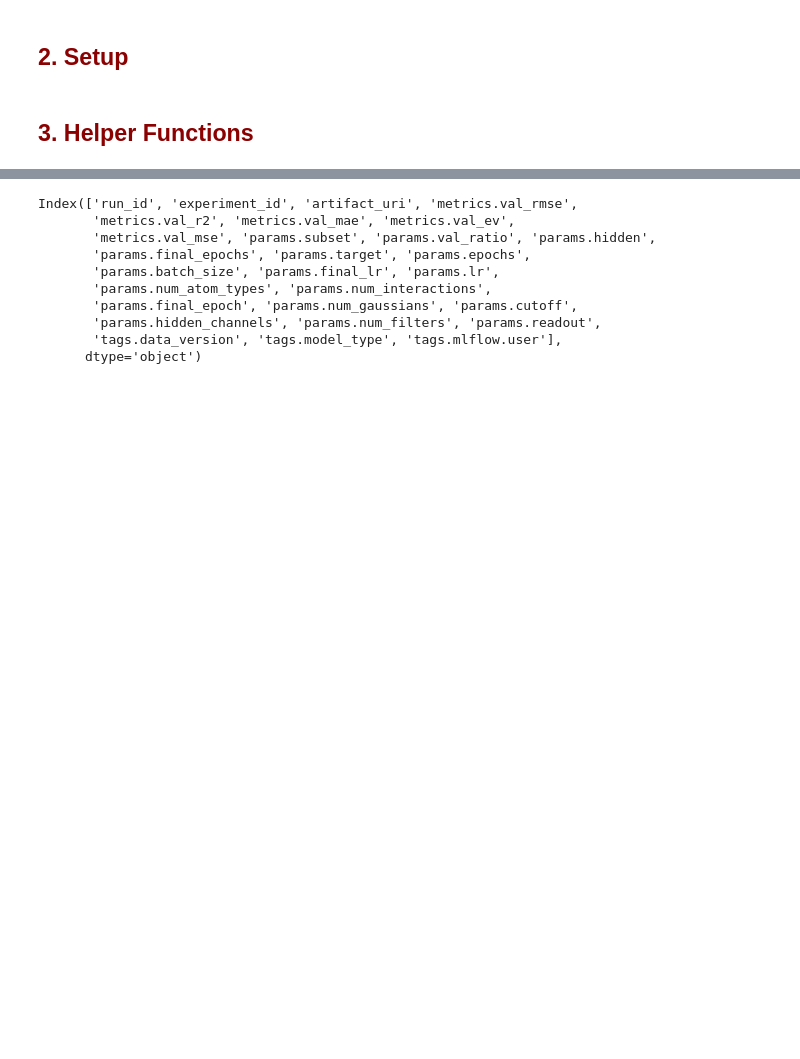
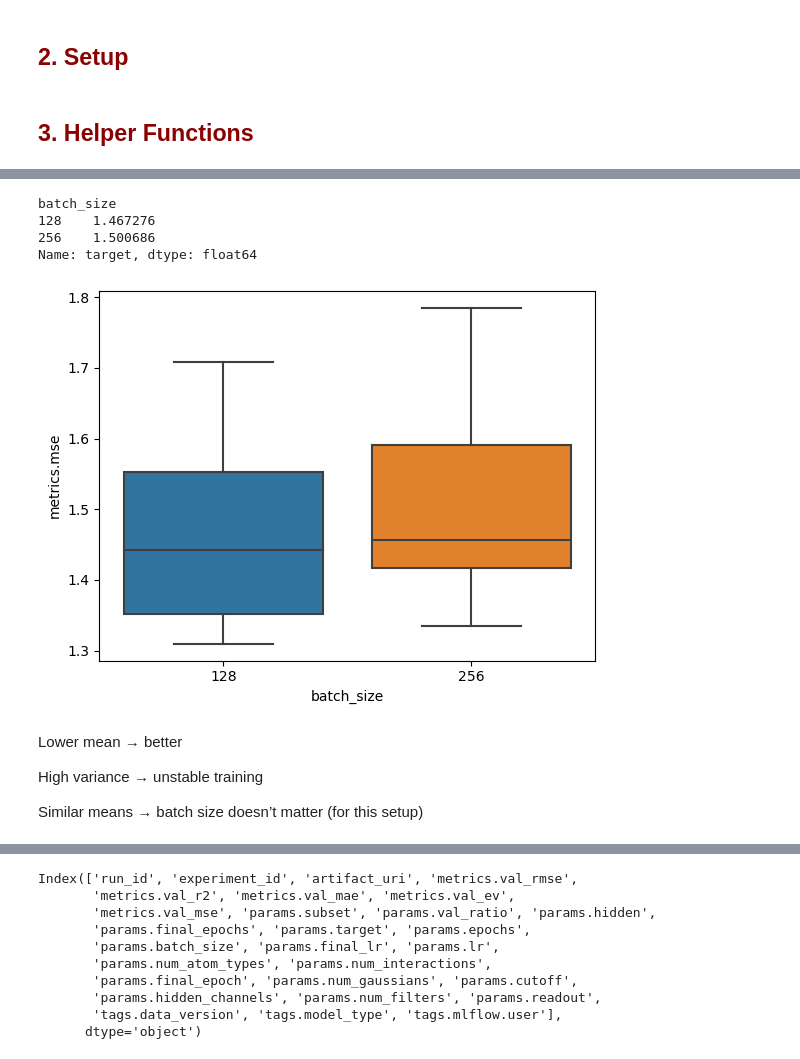
Before and after one commit to MNGARCIA085/QM9-ML, a Jupyter notebook: notebooks/Experiment Dashboard.ipynb, the cells around one changed output, grey strips where cells are left out. Cells and saved outputs as stored; diff of their text form; code cells hidden in the pictures; blank space fills up the shorter version.

```diff
--- a/notebooks/Experiment Dashboard.ipynb
+++ b/notebooks/Experiment Dashboard.ipynb
@@ -101,3 +104,30 @@ def get_run_data(run_id):
         data["artifacts"][a.path] = local_path
 
     return data
+
+
+def get_exps(experiment_id, run_name='tuning'):
+    """tuning experiments"""
+    df = mlflow.search_runs(
+    experiment_ids=[experiment_id],
+    filter_string=(
+            f"attributes.run_name = '{run_name}' "
+        )
+    )
+
+    return df
+
+
+
+def get_all_data(experiment_name, cols_to_keep=None):
+    # obengo todos los exps. de tuing
+    # luego filtro x modelo
+    # junto todos los trials de esos modelos (y el mejor modelo entrenado ciertos epochs)
+    # al final comparo las metricas entre los mejores modelos;: para idea del mejor modelo
+    exp_id = get_experiment_id_by_name(experiment_name)
+    df = get_exps(exp_id)
+
+    if cols_to_keep:
+        df = df[cols_to_keep]
+
+    return df
@@ -176,0 +393,27 @@ df
+# %%
+# treat it as categorialc; few data
+mlp_trials_data.groupby("batch_size")["target"].mean()
+# %% [output]
+batch_size
+128    1.467276
+256    1.500686
+Name: target, dtype: float64
+# %%
+def box_plot(df, x, target):
+    df.groupby(x)[target].agg(["mean", "std", "count"])
+    sns.boxplot(x=x, y=target, data=df)
+
+
+
+box_plot(mlp_trials_data, "batch_size", target)
+
+
+# calcula la est. de la met. para cada bsize y hace el plot
+# %% [output]
+[figure, added]
+# %% [markdown]
+Lower mean → better
+
+High variance → unstable training
+
+Similar means → batch size doesn’t matter (for this setup)
```
Also changed, not shown: parts of 56 cells of this notebook, 2 other files.
